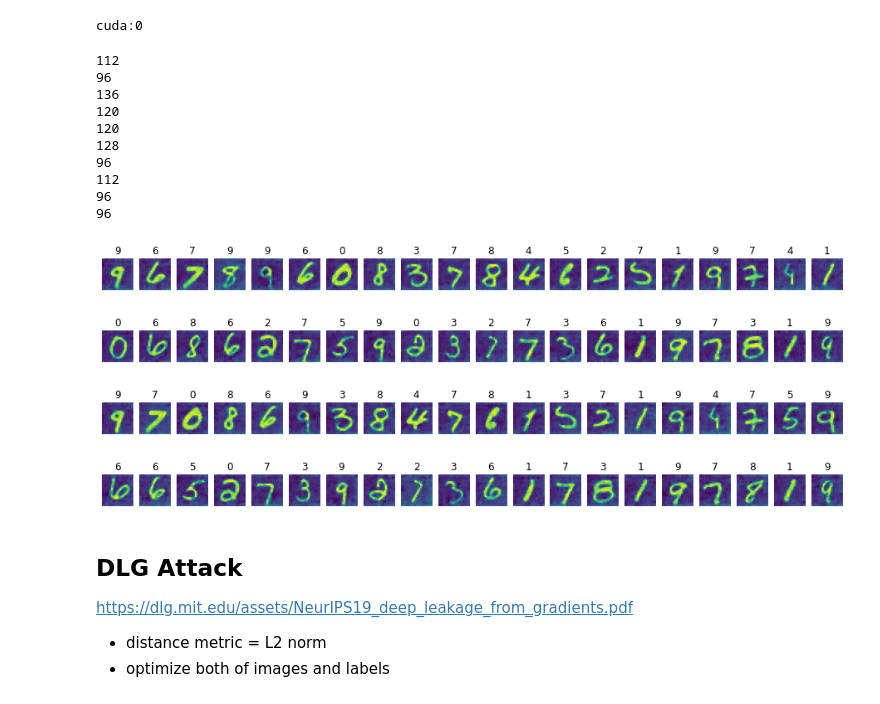
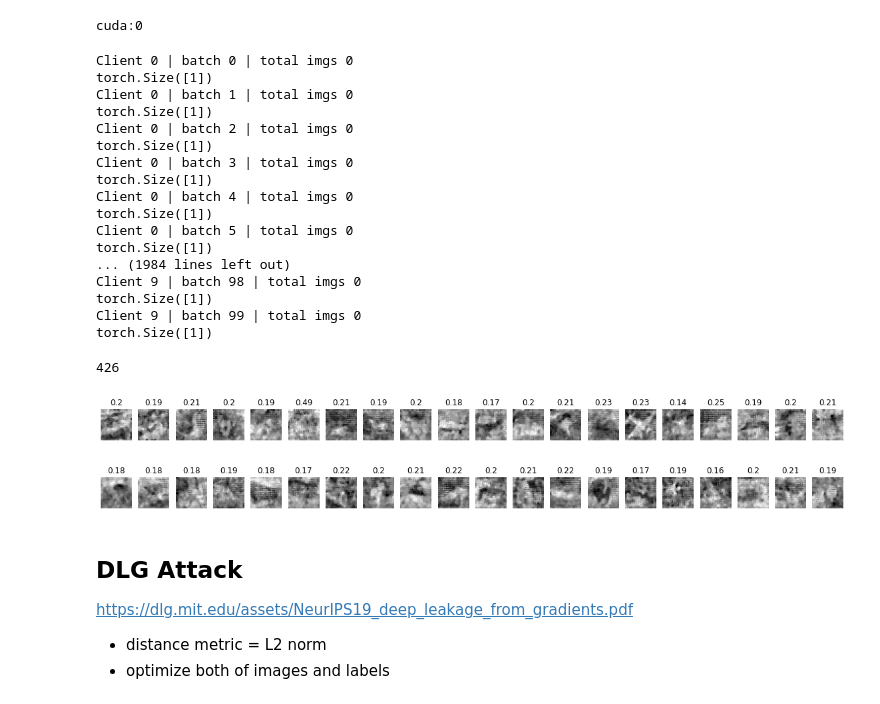
Before and after one commit to hiepvo01/TRUSTCOM2022, a Jupyter notebook: GradientInversion/gradientInversion.ipynb, the cells around one changed output. Drawn from its saved outputs; the diff is of its cells as text; code cells hidden in the pictures.

```diff
--- a/GradientInversion/gradientInversion.ipynb
+++ b/GradientInversion/gradientInversion.ipynb
@@ -91,66 +91,88 @@ class VGG(nn.Module):
         out = out.view(out.size(0), -1)
         out = self.fc(out)
         return out
+# %%
+train_loader = [torch.utils.data.DataLoader(x, batch_size=1, shuffle=True) for x in torch.load('../data/MNIST.pth')]
+for i in range(len(train_loader)):
+    client_img = []
+    client_label = []
+    dataiter = iter(train_loader[i])
+    for batch_idx in range(len(train_loader[i])):
+        print("Client "+ str(i) +" | batch "+str(batch_idx) + " | total imgs " + str(len(client_img)))
+        images, labels = dataiter.next()
+        print(labels.shape)
+# %% [output]
+Client 0 | batch 0 | total imgs 0
+torch.Size([1])
+Client 0 | batch 1 | total imgs 0
+torch.Size([1])
+Client 0 | batch 2 | total imgs 0
+torch.Size([1])
+Client 0 | batch 3 | total imgs 0
+torch.Size([1])
+Client 0 | batch 4 | total imgs 0
+torch.Size([1])
+Client 0 | batch 5 | total imgs 0
+torch.Size([1])
+... (1984 lines left out)
+Client 9 | batch 98 | total imgs 0
+torch.Size([1])
+Client 9 | batch 99 | total imgs 0
+torch.Size([1])
 # %%
 import math
 from scipy.signal import convolve2d
 
-images = torch.load('generated_images1.pth')
-images1 = torch.load('generated_images2.pth')
+images = torch.load('generated_images.pth')
+images1 = torch.load('generated_images3.pth')
+# for i in range(10):
+#   images[i] += images1[i]
 
 def estimate_noise(I):
   H, W = I.shape
   M = [[1, -2, 1],
        [-2, 4, -2],
        [1, -2, 1]]
   sigma = np.sum(np.sum(np.absolute(convolve2d(I, M))))
   sigma = sigma * math.sqrt(0.5 * math.pi) / (6 * (W-2) * (H-2))
 
   return round(sigma, 2)
 
-for i in range(10):
-  images[i] += images1[i]
+# for i in range(10):
+#   images[i] += images1[i]
+total_imgs = 0
 
 for i in range(10):
   imgs = images[i]
-  imgs = [img for img in imgs if estimate_noise(np.array(cv2.medianBlur(img.numpy(),3))) < 0.5]
+  imgs = [img[:, :, 0] for img in imgs if estimate_noise(np.array(cv2.medianBlur(img.numpy()[:, :, 0],3))) < 0.5]
+
   images[i] = imgs
-  print(len(images[i]))
+  total_imgs += len(images[i])
+print(total_imgs)
 
-for i in range(4):
+for i in range(2):
     fig = plt.figure(figsize=(20, 20))
     for bid in range(20):
-        ax1 = fig.add_subplot(1, 25, bid+1)
-        img1 = images[1][bid+25*i]
+        ax1 = fig.add_subplot(1, 20, bid+1)
+        img1 = images[1][bid+20*i]
         model = torch.load("../pretrained/test_torch.pt")
         img1 = np.array(cv2.medianBlur(img1.numpy(),3))
 
         # test = np.transpose(img1, (2, 1, 0))
         test = np.expand_dims(img1, axis=0)
         test = np.expand_dims(test, axis=0)
 
         tc_img = torch.tensor(test).cuda()
-        output = model(tc_img)
-        pred = output.argmax(dim=1, keepdim=True)  # get the index of the max log-probability
-        pred = pred.cpu().detach().numpy()[0][0]
+        # output = model(tc_img)
+        # pred = output.argmax(dim=1, keepdim=True)  # get the index of the max log-probability
+        # pred = pred.cpu().detach().numpy()[0][0]
 
-        ax1.imshow(img1)
-        ax1.set_title(pred)
+        ax1.imshow(img1, cmap="gray_r")
+        # ax1.set_title(pred)
         # ax1.set_title(labels[1][bid+25*i])
-        # ax1.set_title(estimate_noise(img1))
+        ax1.set_title(estimate_noise(img1))
         ax1.axis("off")
 # %% [output]
-112
-96
-136
-120
-120
-128
-96
-112
-96
-96
+426
-[figure, old version]
+[figure, new version]
-[figure, old version]
+[figure, new version]
-[figure, removed]
-[figure, removed]
```
Also changed, not shown: parts of 4 cells of this notebook, 4 other files.
